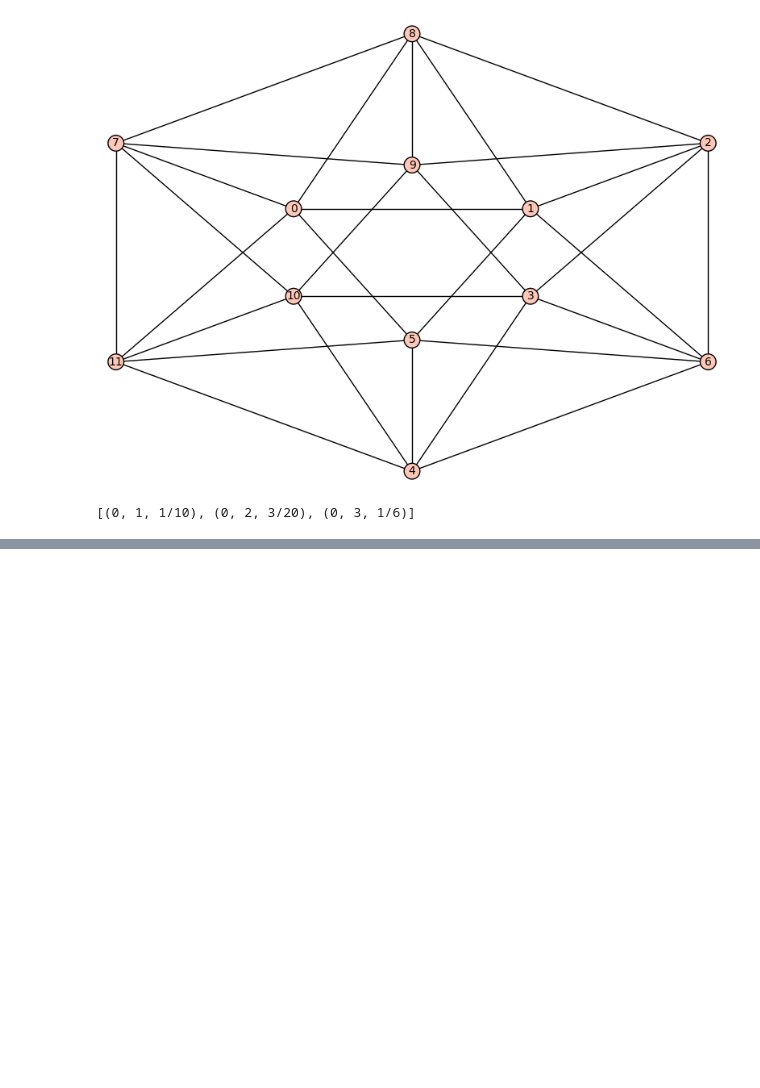
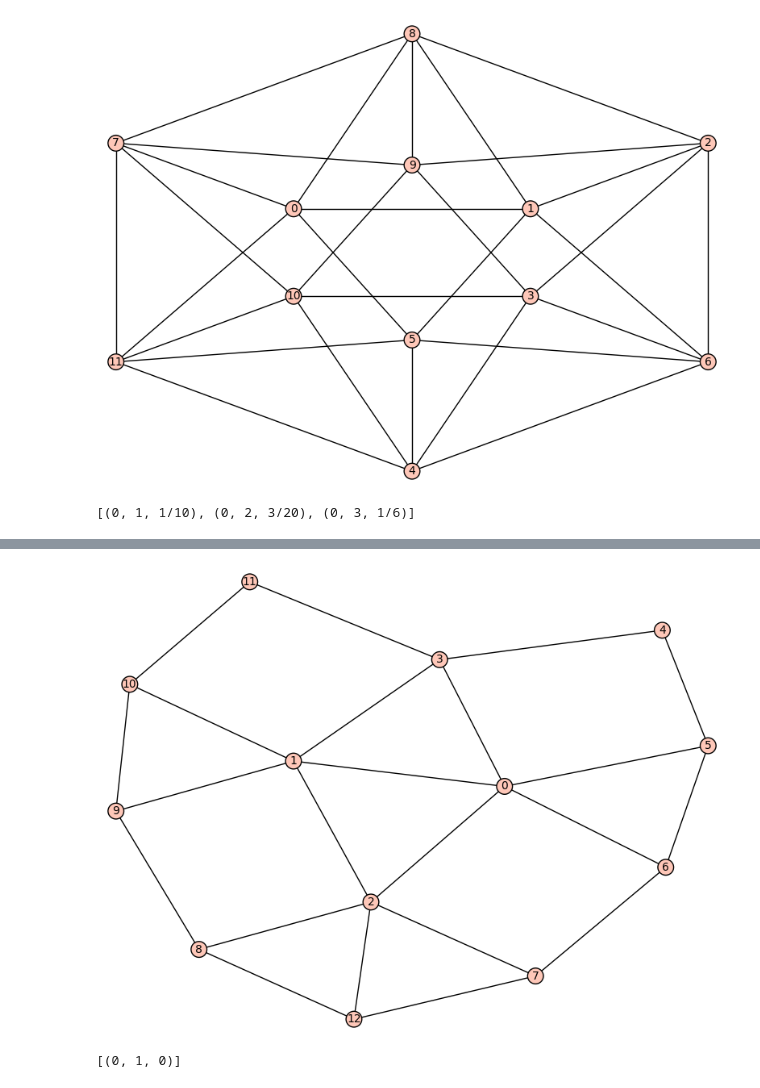
Before and after one commit to matsengrp/gricci, a Jupyter notebook: party.ipynb, the cells around one changed output, grey strips where cells are left out. Saved outputs shown, nothing was run; the diff lists cells and outputs as text; code cells hidden in the pictures; blank space fills up the shorter version.

```diff
--- a/party.ipynb
+++ b/party.ipynb
@@ -42,0 +57,7 @@ analyze(g,[(0,t) for t in [1,2,3]])
+# %%
+g=SnubSquare
+nb_show(plot(g))
+analyze(g,[(0,1)])
+# %% [output]
+[figure, added]
+[(0, 1, 0)]
```
Also changed, not shown: parts of 4 cells of this notebook.
